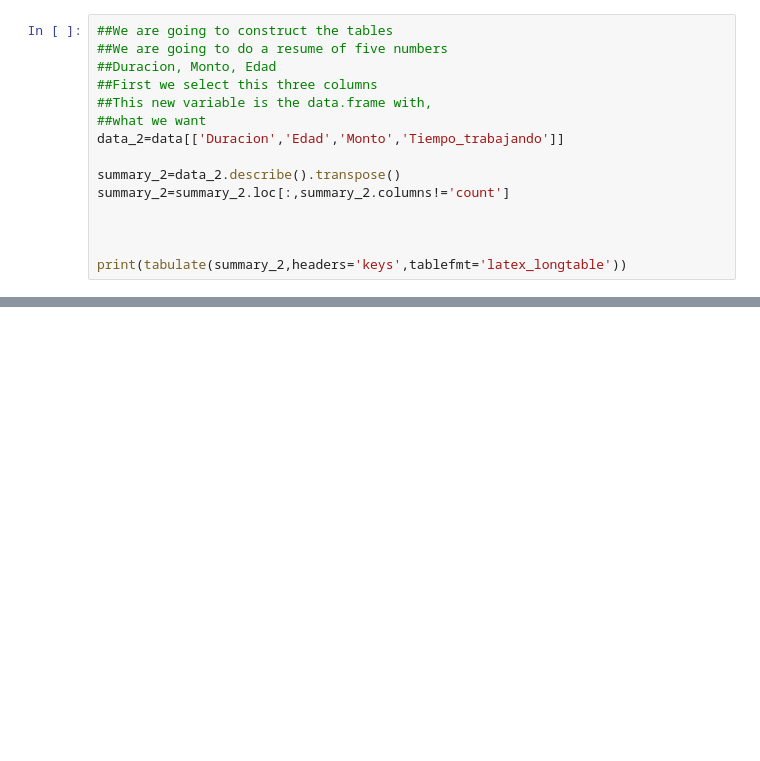
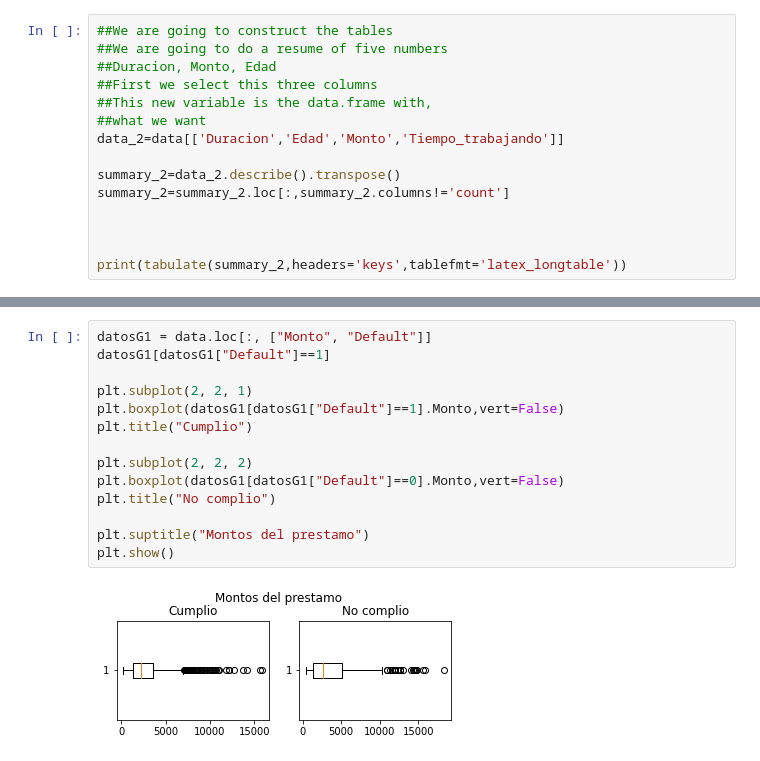
Before and after one commit to Afr063426/Proyecto_Est_Act_II, a Jupyter notebook: codigo.ipynb, the cells around one changed output, grey strips where cells are left out. Drawn from its saved outputs; the diff is of its cells as text; blank space fills up the shorter version.

```diff
--- a/codigo.ipynb
+++ b/codigo.ipynb
@@ -135,0 +99,16 @@ print(tabulate(savings_default,headers='keys',tablefmt='latex_longtable'))
+# %%
+datosG1 = data.loc[:, ["Monto", "Default"]]
+datosG1[datosG1["Default"]==1]
+
+plt.subplot(2, 2, 1)
+plt.boxplot(datosG1[datosG1["Default"]==1].Monto,vert=False)
+plt.title("Cumplio")
+
+plt.subplot(2, 2, 2)
+plt.boxplot(datosG1[datosG1["Default"]==0].Monto,vert=False)
+plt.title("No complio")
+
+plt.suptitle("Montos del prestamo")
+plt.show()
+# %% [output]
+[figure, added]
```
Also changed, not shown: parts of 11 cells of this notebook.
